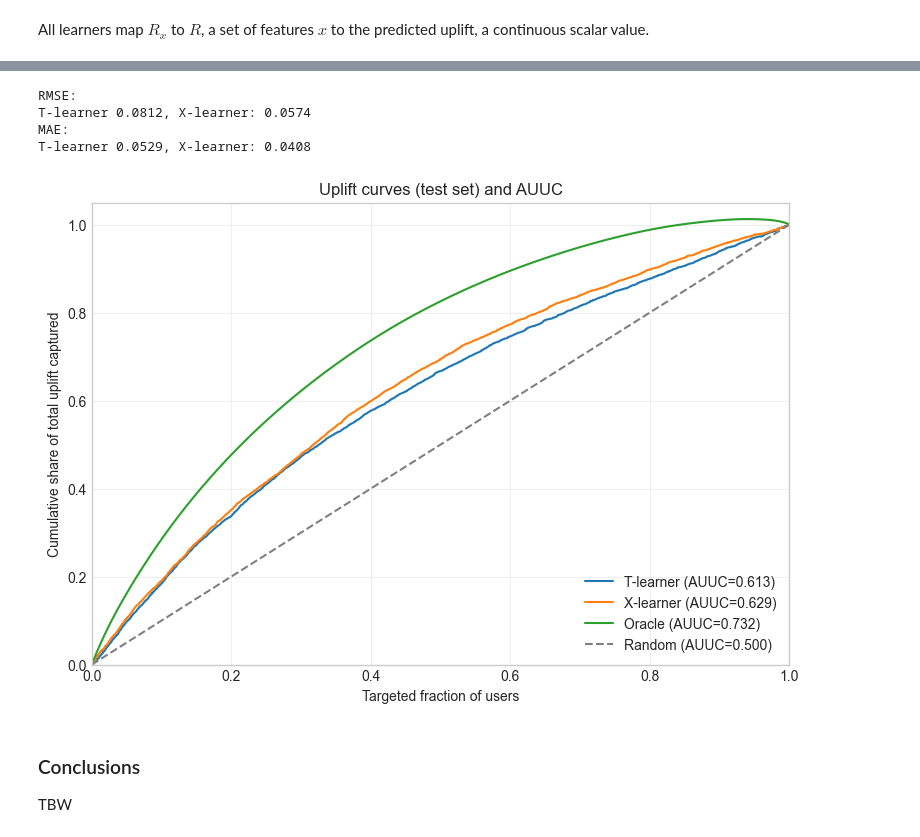
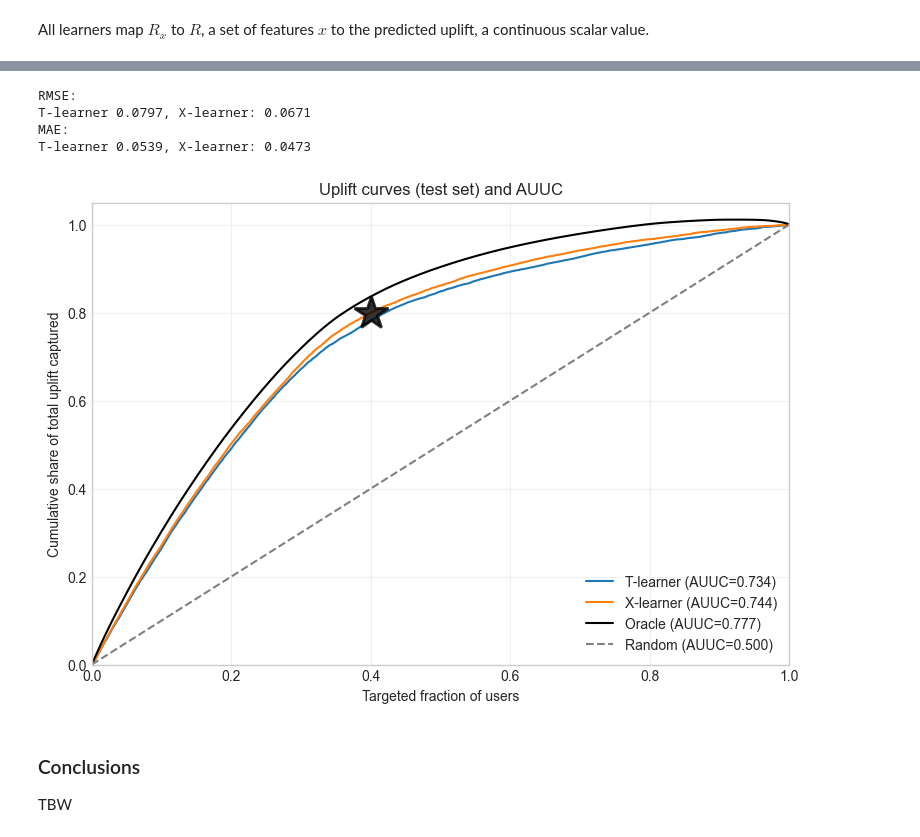
Before and after one commit to emilioMaddalena/causal-inference-studies, a Jupyter notebook: material/notebooks/uplift_modelling.ipynb, the cells around one changed output, grey strips where cells are left out. Saved outputs shown, nothing was run; the diff lists cells and outputs as text; code cells hidden in the pictures.

```diff
--- a/material/notebooks/uplift_modelling.ipynb
+++ b/material/notebooks/uplift_modelling.ipynb
@@ -62,7 +62,7 @@ The `data_generating_process` function returns the `data` itself, which can be u
 We draw 60000 samples and see that there seems to be a difference in the booking probability when offering customers a coupon.
 # %%
 # Observational (targeted / unbalanced)
-data, metadata = data_generating_process(10000, setting="observational")
+data, metadata = data_generating_process(20000, setting="observational")
 data.head()
 # %% [output]
 |  | client_id | Y | T | true_uplift | channel | device | lead_time | funnel_depth | price_sort_used | ... |
@@ -266,35 +266,49 @@ print("RMSE:", f"\nT-learner {rmse_T:.4f}, X-learner: {rmse_X:.4f}")
 print("MAE:", f"\nT-learner {mae_T:.4f}, X-learner: {mae_X:.4f}")
 # %% [output]
 RMSE:
-T-learner 0.0812, X-learner: 0.0574
+T-learner 0.0797, X-learner: 0.0671
 MAE:
-T-learner 0.0529, X-learner: 0.0408
+T-learner 0.0539, X-learner: 0.0473
 # %%
 # Curves for each model
 f_T, y_T, auuc_T = uplift_curve(u_test, tau_T)
 f_X, y_X, auuc_X = uplift_curve(u_test, tau_X)
 
 # Oracle (best possible) and random baselines
 f_oracle, y_oracle, auuc_oracle = uplift_curve(u_test, u_test)
-# For random, expected share captured equals the targeted fraction
 y_rand = np.linspace(0, 1, 200)
 auuc_rand = np.trapezoid(y_rand, y_rand)
 
 plt.figure(figsize=(9, 6))
 plt.plot(f_T, y_T, label=f"T-learner (AUUC={auuc_T:.3f})", color="C0")
 plt.plot(f_X, y_X, label=f"X-learner (AUUC={auuc_X:.3f})", color="C1")
-plt.plot(f_oracle, y_oracle, label=f"Oracle (AUUC={auuc_oracle:.3f})", color="C2")
+plt.plot(f_oracle, y_oracle, label=f"Oracle (AUUC={auuc_oracle:.3f})", color="k")
 plt.plot(y_rand, y_rand, "--", color="gray", label=f"Random (AUUC={auuc_rand:.3f})")
+
+# Add a star marker at x=0.4, and y where the X learner curve is at x=0.4
+x_star = 0.4
+y_star = np.interp(x_star, f_X, y_X)
+plt.plot(
+    x_star,
+    y_star,
+    marker="*",
+    markersize=25,
+    markerfacecolor="k",
+    markeredgecolor="k",
+    markeredgewidth=2,
+    alpha=0.8,
+)
+
 plt.xlabel("Targeted fraction of users")
 plt.ylabel("Cumulative share of total uplift captured")
 plt.title("Uplift curves (test set) and AUUC")
 plt.legend(loc="lower right")
 plt.ylim([min(0, y_T.min(), y_X.min(), y_oracle.min(), 0), 1.05])
 plt.xlim([0, 1])
 plt.grid(True, alpha=0.3)
 plt.show()
 # %% [output]
-[figure, old version]
+[figure, new version]
 # %% [markdown]
 ### Conclusions
 
```
Also changed, not shown: parts of 5 cells of this notebook.
